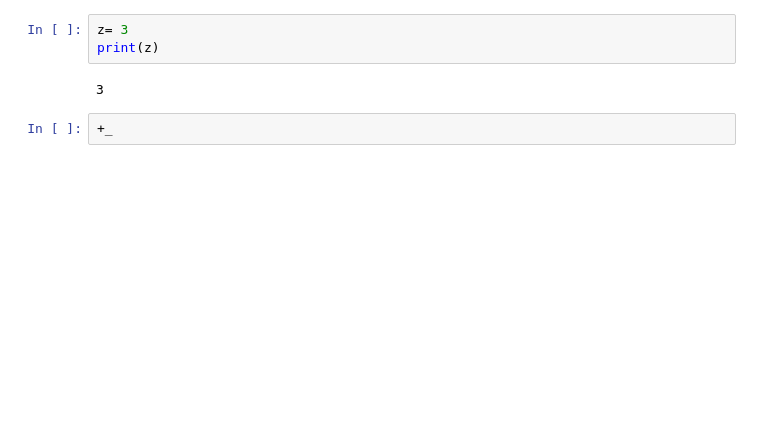
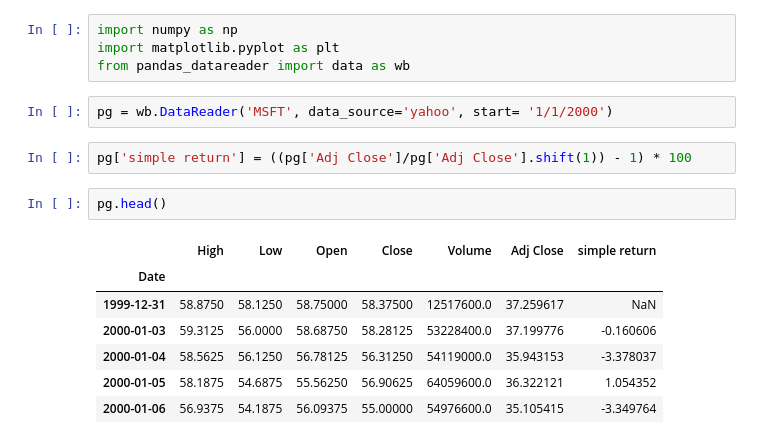
Before and after one commit to Abhinandan1996/testprojects, a Jupyter notebook: Untitled Folder/Untitled.ipynb, the cells around one changed output. Cells and saved outputs as stored; diff of their text form; blank space fills up the shorter version.

Commit message:
start

```diff
--- a/Untitled Folder/Untitled.ipynb
+++ b/Untitled Folder/Untitled.ipynb
@@ -1,7 +1,18 @@
-# %%
-z= 3
-print(z)
-# %% [output]
-3
-# %%
-+_
+# %%
+import numpy as np
+import matplotlib.pyplot as plt
+from pandas_datareader import data as wb
+# %%
+pg = wb.DataReader('MSFT', data_source='yahoo', start= '1/1/2000')
+# %%
+pg['simple return'] = ((pg['Adj Close']/pg['Adj Close'].shift(1)) - 1) * 100
+# %%
+pg.head()
+# %% [output]
+|  | High | Low | Open | Close | Volume | Adj Close | simple return |
+| Date |  |  |  |  |  |  |  |
+| 1999-12-31 | 58.8750 | 58.1250 | 58.75000 | 58.37500 | 12517600.0 | 37.259617 | NaN |
+| 2000-01-03 | 59.3125 | 56.0000 | 58.68750 | 58.28125 | 53228400.0 | 37.199776 | -0.160606 |
+| 2000-01-04 | 58.5625 | 56.1250 | 56.78125 | 56.31250 | 54119000.0 | 35.943153 | -3.378037 |
+| 2000-01-05 | 58.1875 | 54.6875 | 55.56250 | 56.90625 | 64059600.0 | 36.322121 | 1.054352 |
+| 2000-01-06 | 56.9375 | 54.1875 | 56.09375 | 55.00000 | 54976600.0 | 35.105415 | -3.349764 |
```
Also changed, not shown: parts of 1 cell of this notebook.
